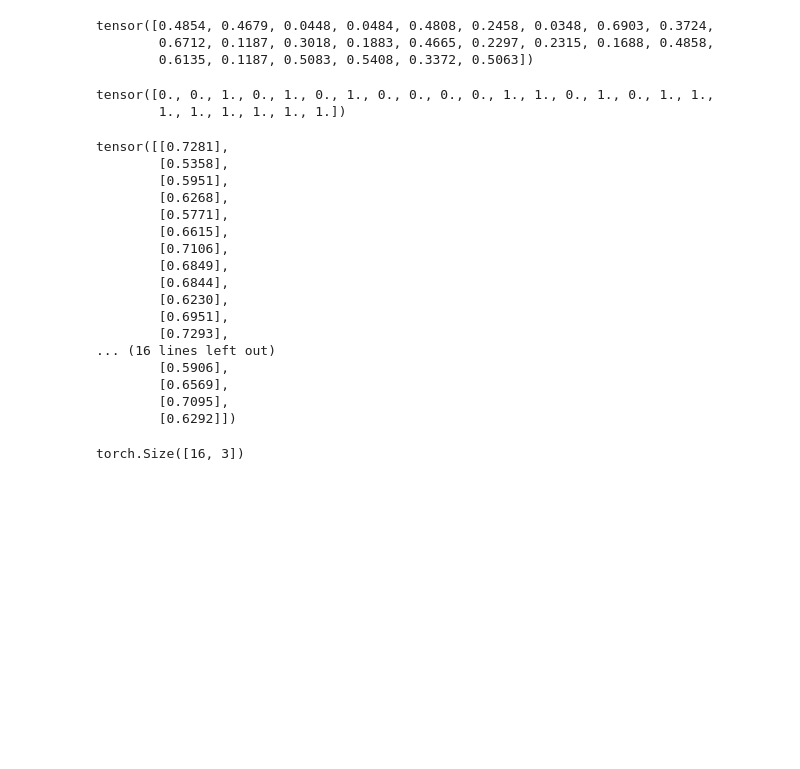
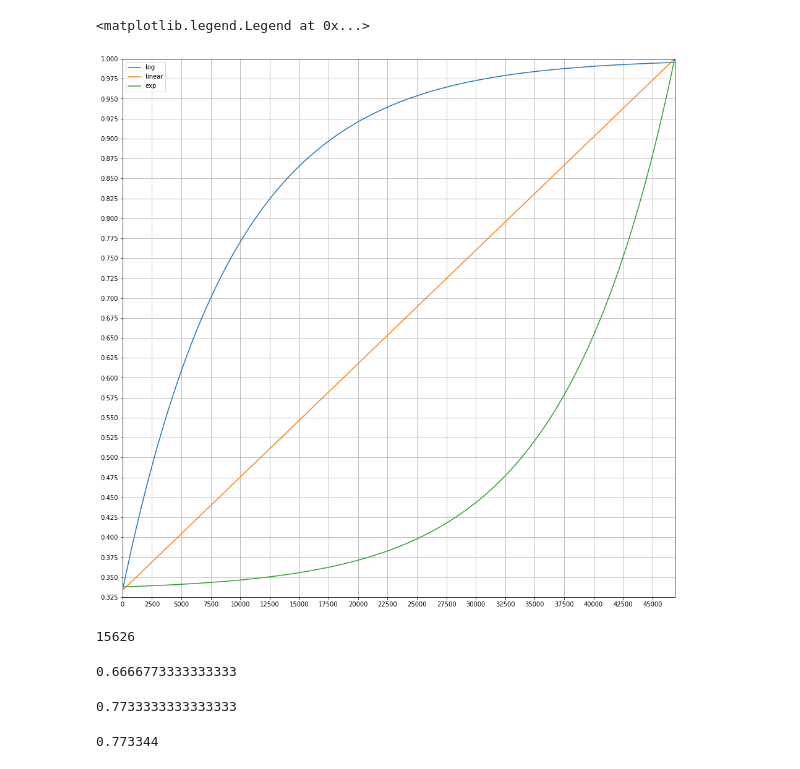
Before and after one commit to miluki01/Unsupervised-Data-Augmentation, a Jupyter notebook: testing_ground.ipynb, the cells around one changed output. Drawn from its saved outputs; the diff is of its cells as text; code cells hidden in the pictures; blank space fills up the shorter version.

```diff
--- a/testing_ground.ipynb
+++ b/testing_ground.ipynb
@@ -344,35 +101,34 @@ correct_x_bce, correct_y_bce = bce_tsa.get_correct_samples_binary_cross_entropy(
-# %%
-correct_x_bce
-# %% [output]
-tensor([0.4854, 0.4679, 0.0448, 0.0484, 0.4808, 0.2458, 0.0348, 0.6903, 0.3724,
-        0.6712, 0.1187, 0.3018, 0.1883, 0.4665, 0.2297, 0.2315, 0.1688, 0.4858,
-        0.6135, 0.1187, 0.5083, 0.5408, 0.3372, 0.5063])
-# %%
-correct_y_bce
-# %% [output]
-tensor([0., 0., 1., 0., 1., 0., 1., 0., 0., 0., 0., 1., 1., 0., 1., 0., 1., 1.,
-        1., 1., 1., 1., 1., 1.])
-# %%
-torch.sigmoid(x_bce)
-# %% [output]
-tensor([[0.7281],
-        [0.5358],
-        [0.5951],
-        [0.6268],
-        [0.5771],
-        [0.6615],
-        [0.7106],
-        [0.6849],
-        [0.6844],
-        [0.6230],
-        [0.6951],
-        [0.7293],
-... (16 lines left out)
-        [0.5906],
-        [0.6569],
-        [0.7095],
-        [0.6292]])
-# %%
-correct_x.shape
-# %% [output]
-torch.Size([16, 3])
+# %%
+tsa_linear = TrainingSignalAnnealing(total_steps=T, n_classes=k)
+tsa_log = TrainingSignalAnnealing(total_steps=T, n_classes=k, schedule_type='log')
+tsa_exp = TrainingSignalAnnealing(total_steps=T, n_classes=k, schedule_type='exp')
+
+plt.figure(figsize=(16, 16))
+plt.plot([p for p in tsa_log], label='log')
+plt.plot([p for p in tsa_linear], label='linear')
+plt.plot([p for p in tsa_exp], label='exp')
+plt.grid()
+plt.xlim(0, T)
+plt.ylim(1/k, 1)
+plt.xticks(range(0, T, 2500))
+plt.yticks(np.arange(0.325, 1.025, 0.025))
+plt.legend()
+# %% [output]
+<matplotlib.legend.Legend at 0x...>
+[figure, added]
+# %%
+bce_tsa.tsa.current_step
+# %% [output]
+15626
+# %%
+bce_tsa.tsa.current_prob
+# %% [output]
+0.6666773333333333
+# %%
+bce_tsa.tsa.update(10000)
+# %% [output]
+0.7733333333333333
+# %%
+bce_tsa.tsa.current_prob
+# %% [output]
+0.773344
```
Also changed, not shown: parts of 134 cells of this notebook, 2 other files.
